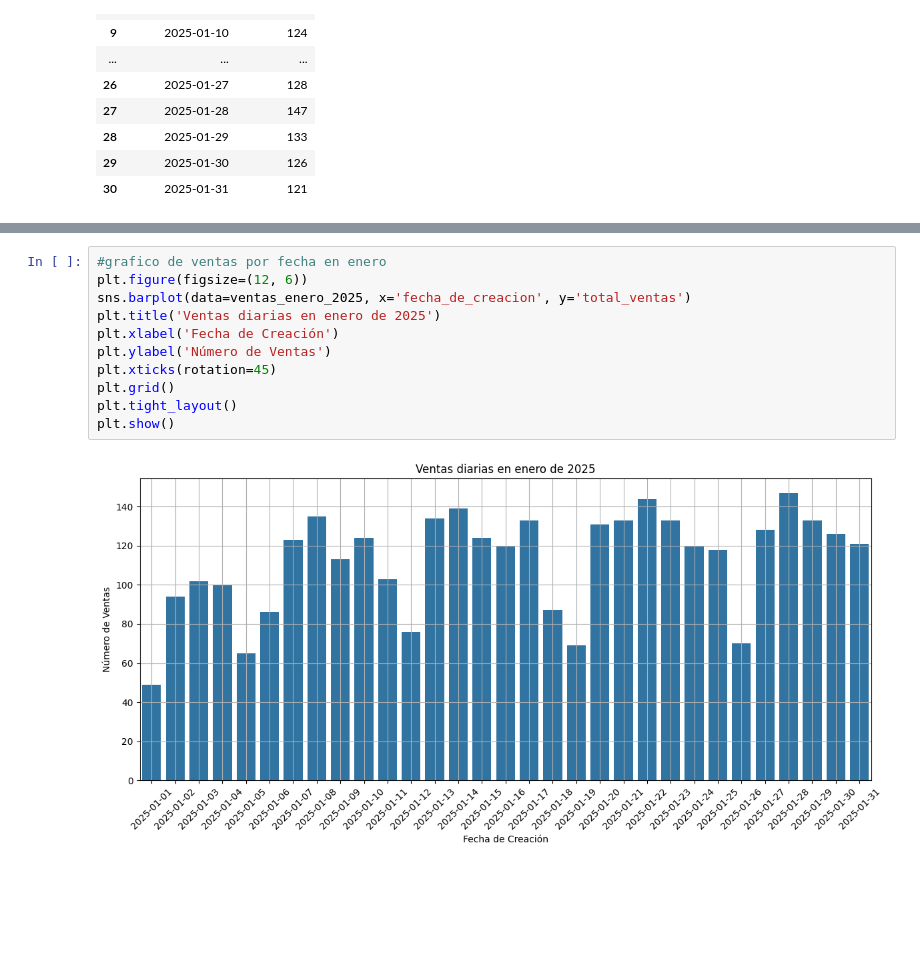
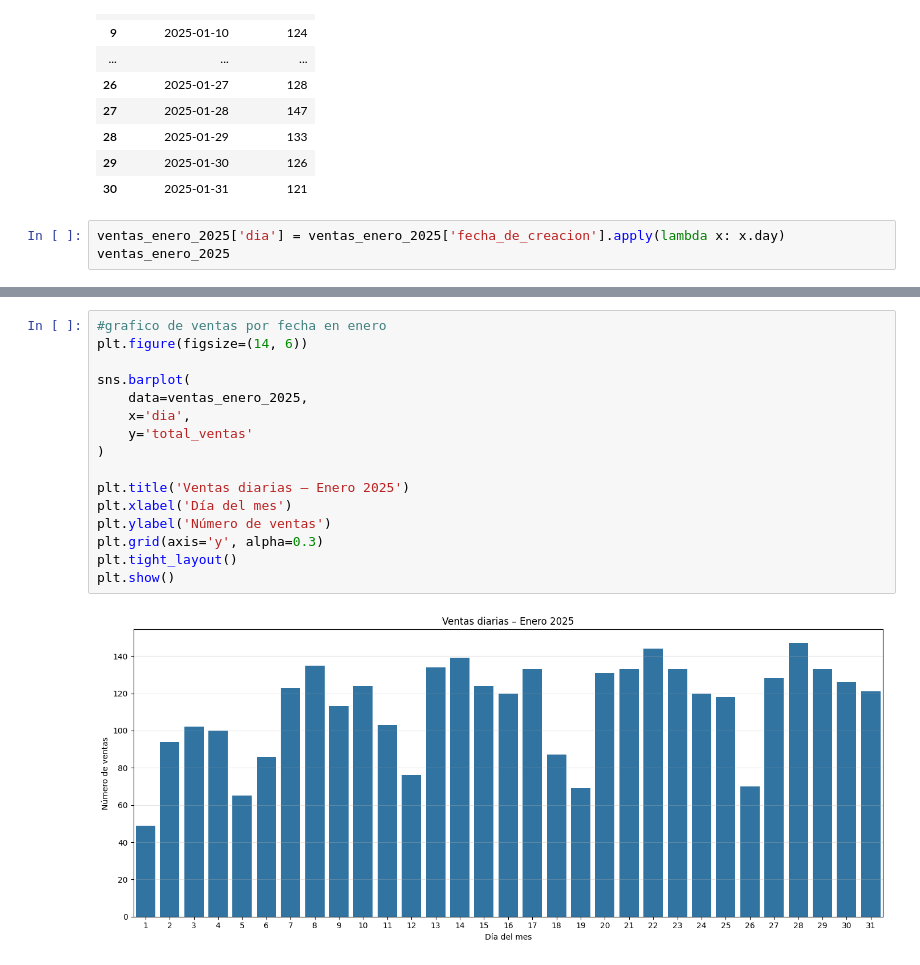
Before and after one commit to mercadolibre2-crypto/ventas-2025-vs-2026-, a Jupyter notebook: Comparacion.ipynb, the cells around one changed output, grey strips where cells are left out. Saved outputs shown, nothing was run; the diff lists cells and outputs as text; blank space fills up the shorter version.

```diff
--- a/Comparacion.ipynb
+++ b/Comparacion.ipynb
@@ -183,3 +178,6 @@ ventas_enero_2025
 | 28 | 2025-01-29 | 133 |
 | 29 | 2025-01-30 | 126 |
 | 30 | 2025-01-31 | 121 |
+# %%
+ventas_enero_2025['dia'] = ventas_enero_2025['fecha_de_creacion'].apply(lambda x: x.day)
+ventas_enero_2025
@@ -186,13 +202,18 @@ ventas_enero_2025
 # %%
 #grafico de ventas por fecha en enero
-plt.figure(figsize=(12, 6))
-sns.barplot(data=ventas_enero_2025, x='fecha_de_creacion', y='total_ventas')
-plt.title('Ventas diarias en enero de 2025')
-plt.xlabel('Fecha de Creación')
-plt.ylabel('Número de Ventas')
-plt.xticks(rotation=45)
-plt.grid()
+plt.figure(figsize=(14, 6))
+
+sns.barplot(
+    data=ventas_enero_2025,
+    x='dia',
+    y='total_ventas'
+)
+
+plt.title('Ventas diarias – Enero 2025')
+plt.xlabel('Día del mes')
+plt.ylabel('Número de ventas')
+plt.grid(axis='y', alpha=0.3)
 plt.tight_layout()
 plt.show()
 # %% [output]
-[figure, old version]
+[figure, new version]
```
Also changed, not shown: parts of 13 cells of this notebook.
